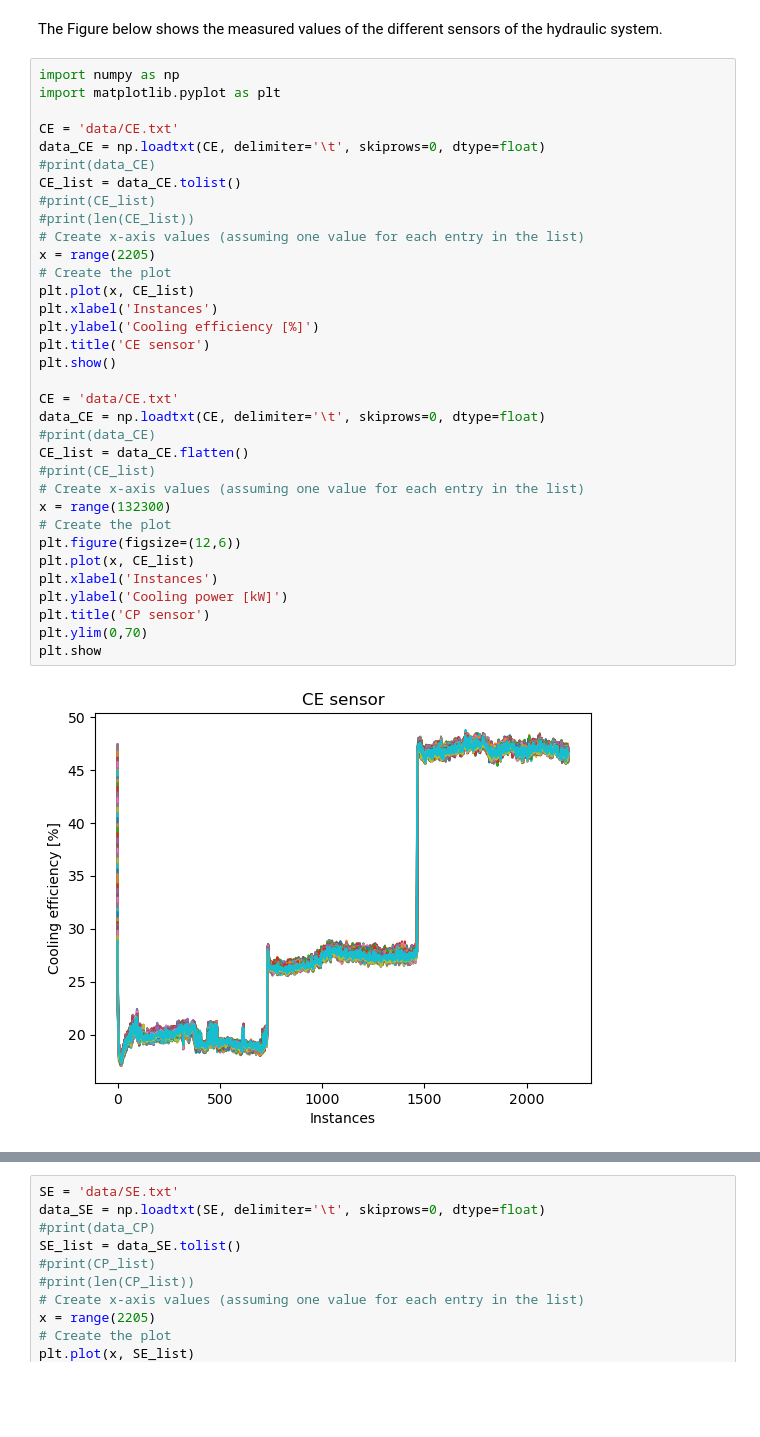
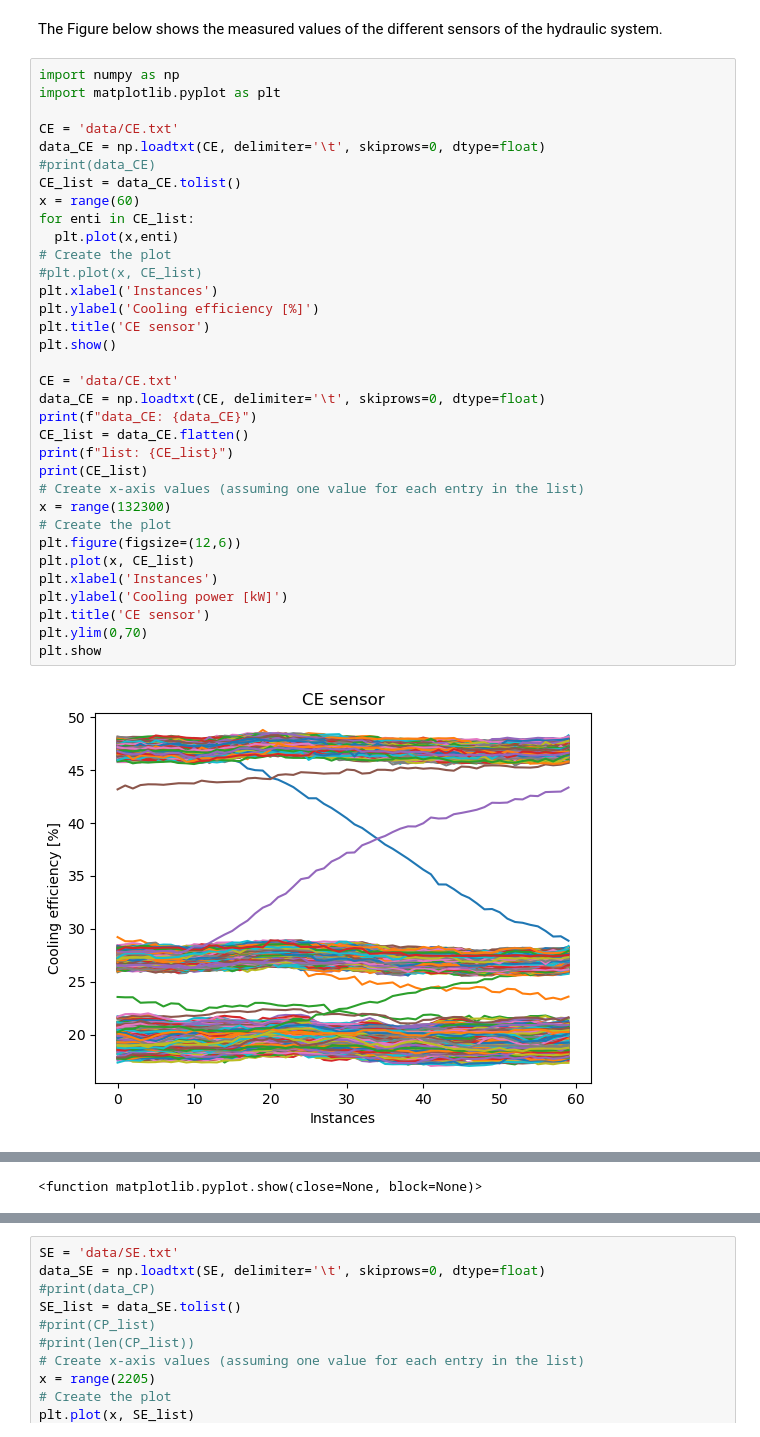
Before and after one commit to SamiraSanchezNT/Hydraulic-System-Condition-monitoring, a Jupyter notebook: ProjectAppliedCausalInference.ipynb, the cells around one changed output, grey strips where cells are left out. Saved outputs shown, nothing was run; the diff lists cells and outputs as text; blank space fills up the shorter version.

```diff
--- a/ProjectAppliedCausalInference.ipynb
+++ b/ProjectAppliedCausalInference.ipynb
@@ -82,36 +94,36 @@ The Figure below shows the measured values of the different sensors of the hydra
 # %%
 import numpy as np
 import matplotlib.pyplot as plt
 
 CE = 'data/CE.txt'
 data_CE = np.loadtxt(CE, delimiter='\t', skiprows=0, dtype=float)
 #print(data_CE)
 CE_list = data_CE.tolist()
-#print(CE_list)
-#print(len(CE_list))
-# Create x-axis values (assuming one value for each entry in the list)
-x = range(2205)
+x = range(60)
+for enti in CE_list:
+  plt.plot(x,enti)
 # Create the plot
-plt.plot(x, CE_list)
+#plt.plot(x, CE_list)
 plt.xlabel('Instances')
 plt.ylabel('Cooling efficiency [%]')
 plt.title('CE sensor')
 plt.show()
 
 CE = 'data/CE.txt'
 data_CE = np.loadtxt(CE, delimiter='\t', skiprows=0, dtype=float)
-#print(data_CE)
+print(f"data_CE: {data_CE}")
 CE_list = data_CE.flatten()
-#print(CE_list)
+print(f"list: {CE_list}")
+print(CE_list)
 # Create x-axis values (assuming one value for each entry in the list)
 x = range(132300)
 # Create the plot
 plt.figure(figsize=(12,6))
 plt.plot(x, CE_list)
 plt.xlabel('Instances')
 plt.ylabel('Cooling power [kW]')
-plt.title('CP sensor')
+plt.title('CE sensor')
 plt.ylim(0,70)
 plt.show
 # %% [output]
-[figure, old version]
+[figure, new version]
@@ -118,0 +139 @@ plt.show
+<function matplotlib.pyplot.show(close=None, block=None)>
```
Also changed, not shown: parts of 14 cells of this notebook.
